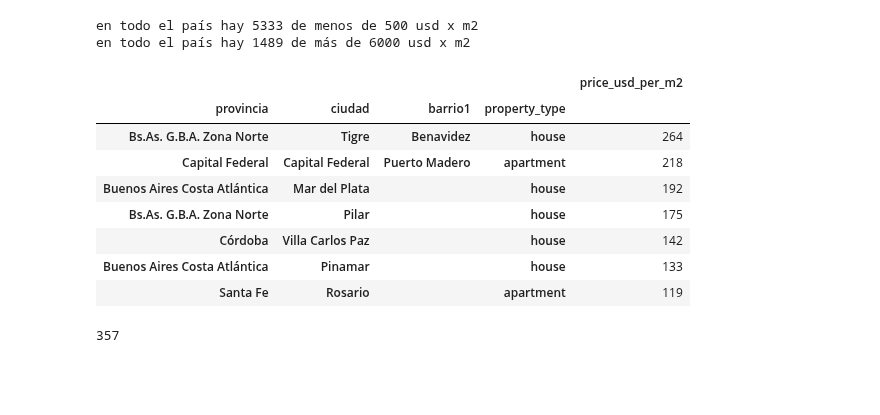
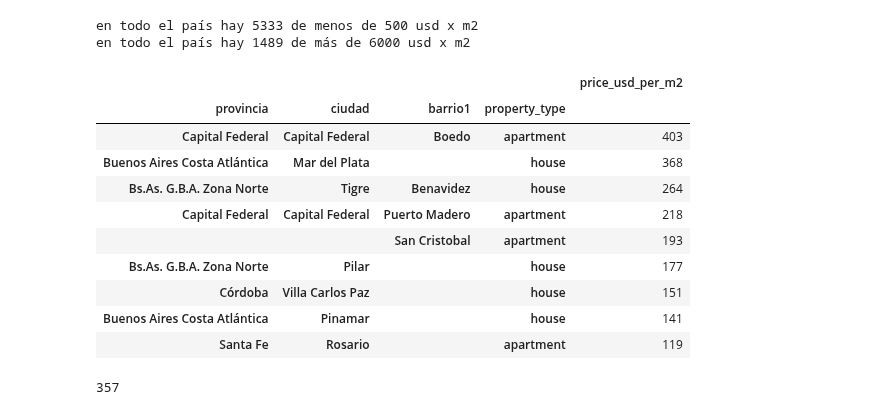
Before and after one commit to Facundo-Peloso/DH-TP-1---Grupo-10, a Jupyter notebook: tp_roberto.ipynb, the cells around one changed output. Saved outputs shown, nothing was run; the diff lists cells and outputs as text; code cells hidden in the pictures; blank space fills up the shorter version.

```diff
--- a/tp_roberto.ipynb
+++ b/tp_roberto.ipynb
@@ -610 +627,6 @@ mask_amb.sum()
+# %%
+datos['ambientes' ] = datos['ambientes'].astype(float)
+# %%
+# asignamos ambientes a rooms cuando ambientes es no-nulo y rooms es nulo
+datos['rooms'] = datos.apply(lambda x: x['rooms'] if x['rooms'] > 0 else x['ambientes'], axis=1)
 # %%
@@ -748,16 +770,18 @@ en todo el país hay 1489 de más de 6000 usd x m2
 # %%
 mask2 = (datos.price_usd_per_m2 < 500) | (datos.price_usd_per_m2 > 6000)
 datos_outliers_usd = datos[mask2].groupby(['provincia', 'ciudad', 'barrio1', 'property_type']).agg({'price_usd_per_m2': 'count'})
-datos_outliers_usd.sort_values('price_usd_per_m2', ascending=False).head(7)
+datos_outliers_usd.sort_values('price_usd_per_m2', ascending=False).head(9)
 # %% [output]
 |  |  |  |  | price_usd_per_m2 |
 | provincia | ciudad | barrio1 | property_type |  |
+| Capital Federal | Capital Federal | Boedo | apartment | 403 |
+| Buenos Aires Costa Atlántica | Mar del Plata |  | house | 368 |
 | Bs.As. G.B.A. Zona Norte | Tigre | Benavidez | house | 264 |
 | Capital Federal | Capital Federal | Puerto Madero | apartment | 218 |
-| Buenos Aires Costa Atlántica | Mar del Plata |  | house | 192 |
-| Bs.As. G.B.A. Zona Norte | Pilar |  | house | 175 |
-| Córdoba | Villa Carlos Paz |  | house | 142 |
-| Buenos Aires Costa Atlántica | Pinamar |  | house | 133 |
+|  |  | San Cristobal | apartment | 193 |
+| Bs.As. G.B.A. Zona Norte | Pilar |  | house | 177 |
+| Córdoba | Villa Carlos Paz |  | house | 151 |
+| Buenos Aires Costa Atlántica | Pinamar |  | house | 141 |
 | Santa Fe | Rosario |  | apartment | 119 |
 # %%
 # Capital Federal | Capital Federal | Boedo | apartment con price_usd_per_m2 < 500 y mayor a 6000
```
Also changed, not shown: parts of 26 cells of this notebook.
